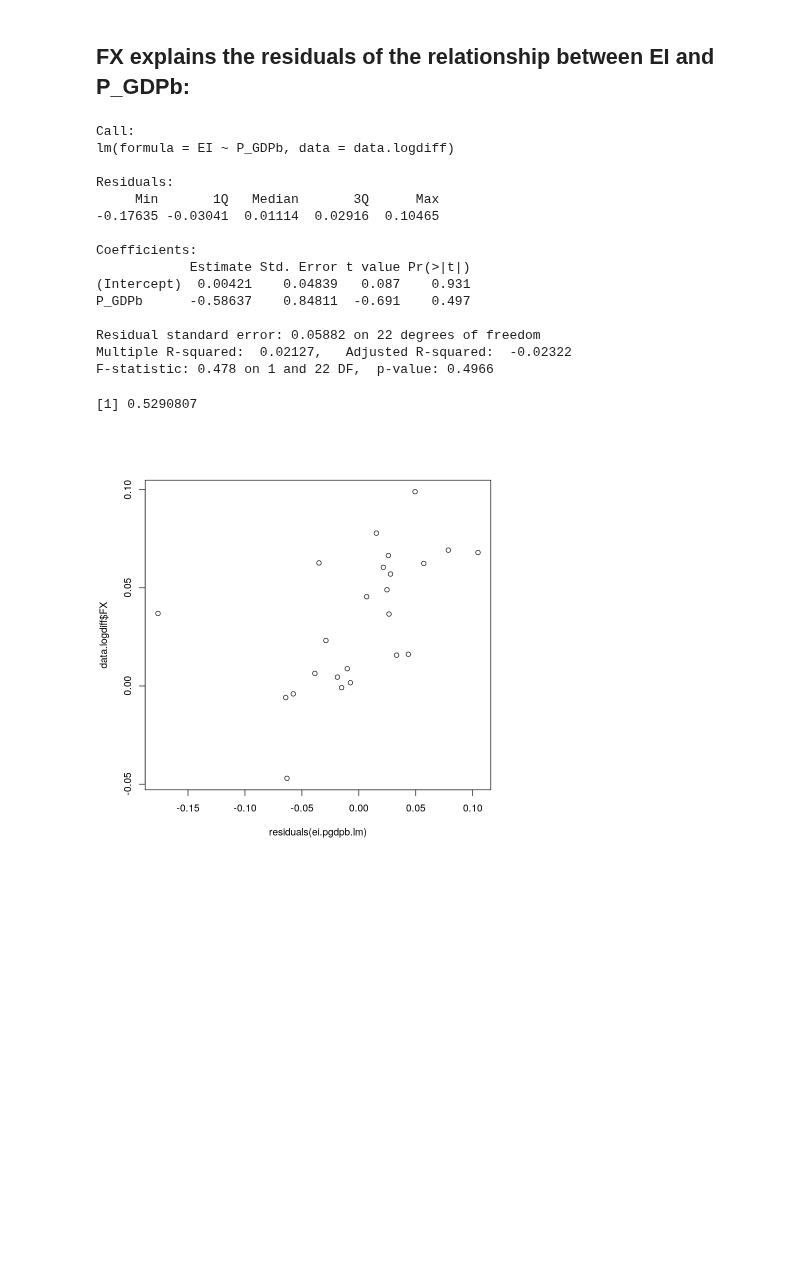
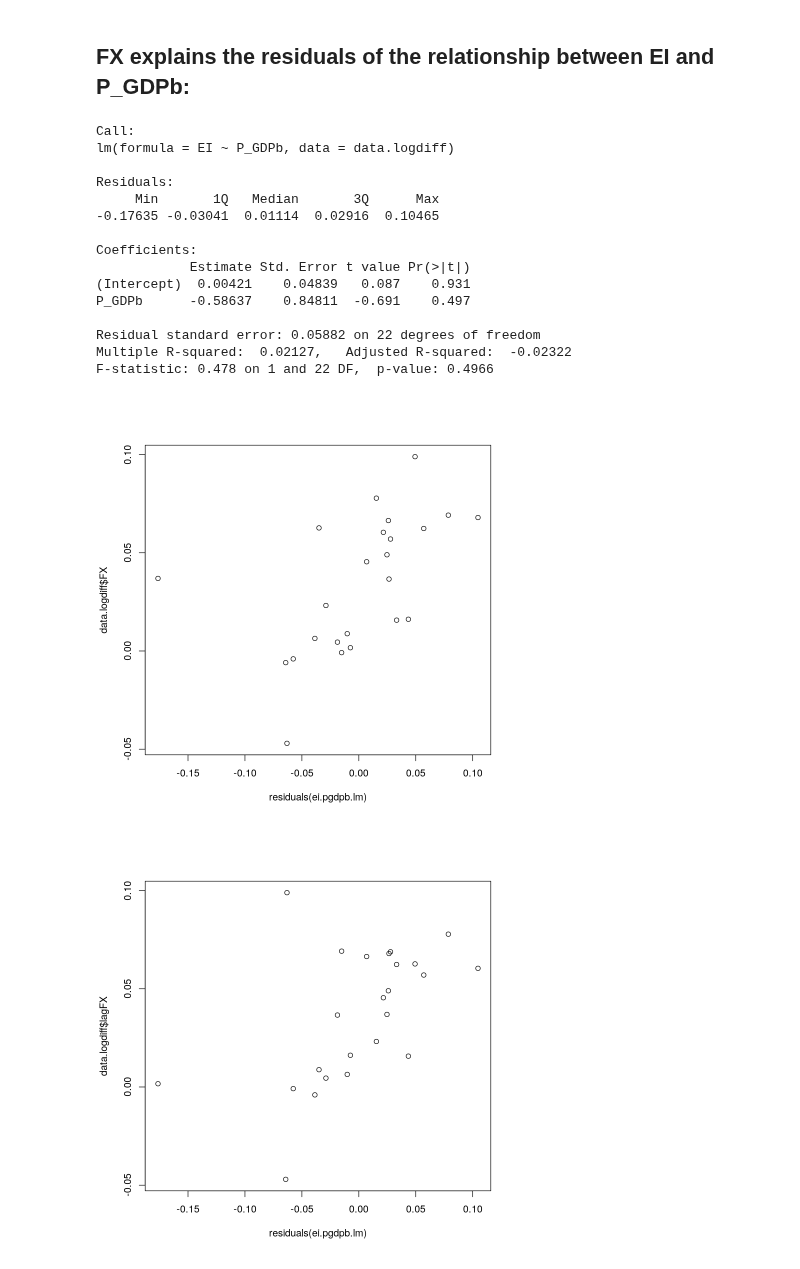
Before and after one commit to drakesiard/em-2020, a Jupyter notebook: analysis/8_FX_impact.ipynb, the cells around one changed output. Cells and saved outputs as stored; diff of their text form; code cells hidden in the pictures; blank space fills up the shorter version.

```diff
--- a/analysis/8_FX_impact.ipynb
+++ b/analysis/8_FX_impact.ipynb
@@ -142,23 +192,23 @@ F-statistic: 10.35 on 1 and 22 DF,  p-value: 0.003964
 # %%
 ei.pgdpb.lm <- lm(EI ~ P_GDPb, data=data.logdiff)
 summary(ei.pgdpb.lm)
-cor(residuals(ei.pgdpb.lm), data.logdiff$FX)
 plot(residuals(ei.pgdpb.lm), data.logdiff$FX)
+plot(residuals(ei.pgdpb.lm), data.logdiff$lagFX)
 # %% [output]
 Call:
 lm(formula = EI ~ P_GDPb, data = data.logdiff)
 
 Residuals:
      Min       1Q   Median       3Q      Max
 -0.17635 -0.03041  0.01114  0.02916  0.10465
 
 Coefficients:
             Estimate Std. Error t value Pr(>|t|)
 (Intercept)  0.00421    0.04839   0.087    0.931
 P_GDPb      -0.58637    0.84811  -0.691    0.497
 
 Residual standard error: 0.05882 on 22 degrees of freedom
 Multiple R-squared:  0.02127,   Adjusted R-squared:  -0.02322
 F-statistic: 0.478 on 1 and 22 DF,  p-value: 0.4966
-[1] 0.5290807
 [figure]
+[figure, added]
```
Also changed, not shown: parts of 9 cells of this notebook, 2 other files.
